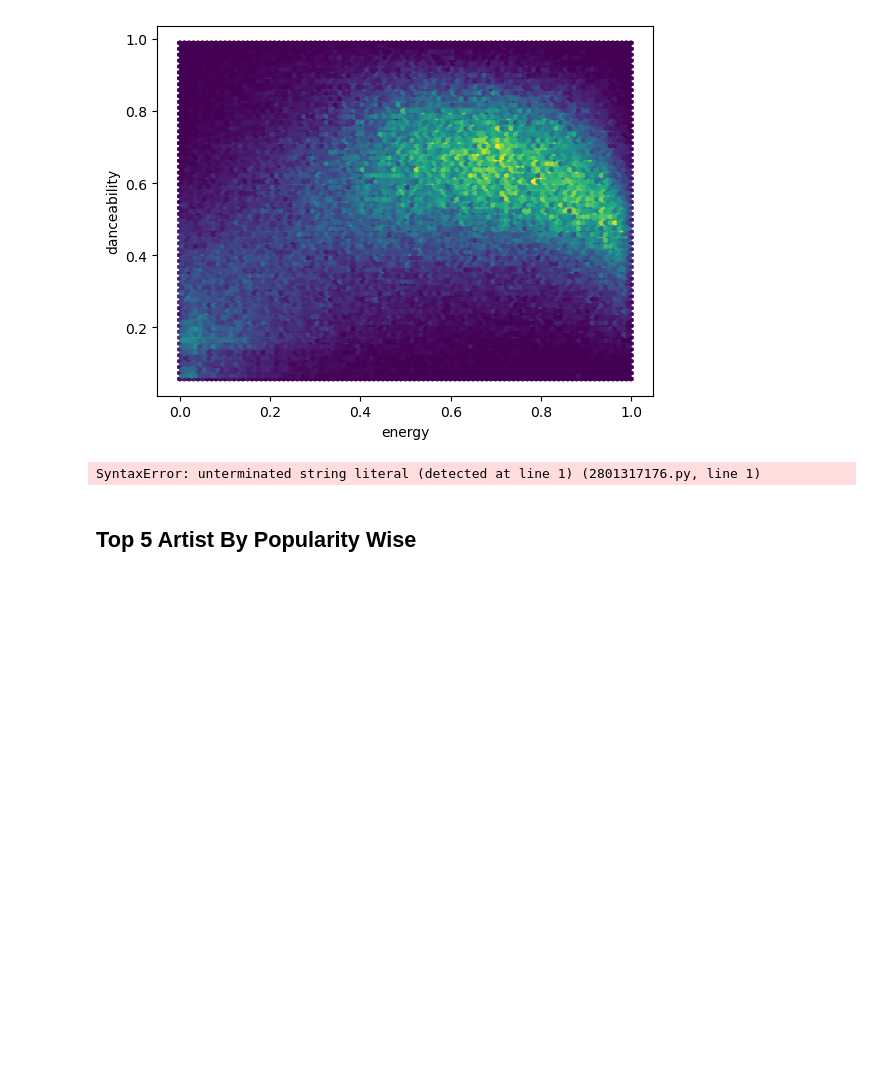
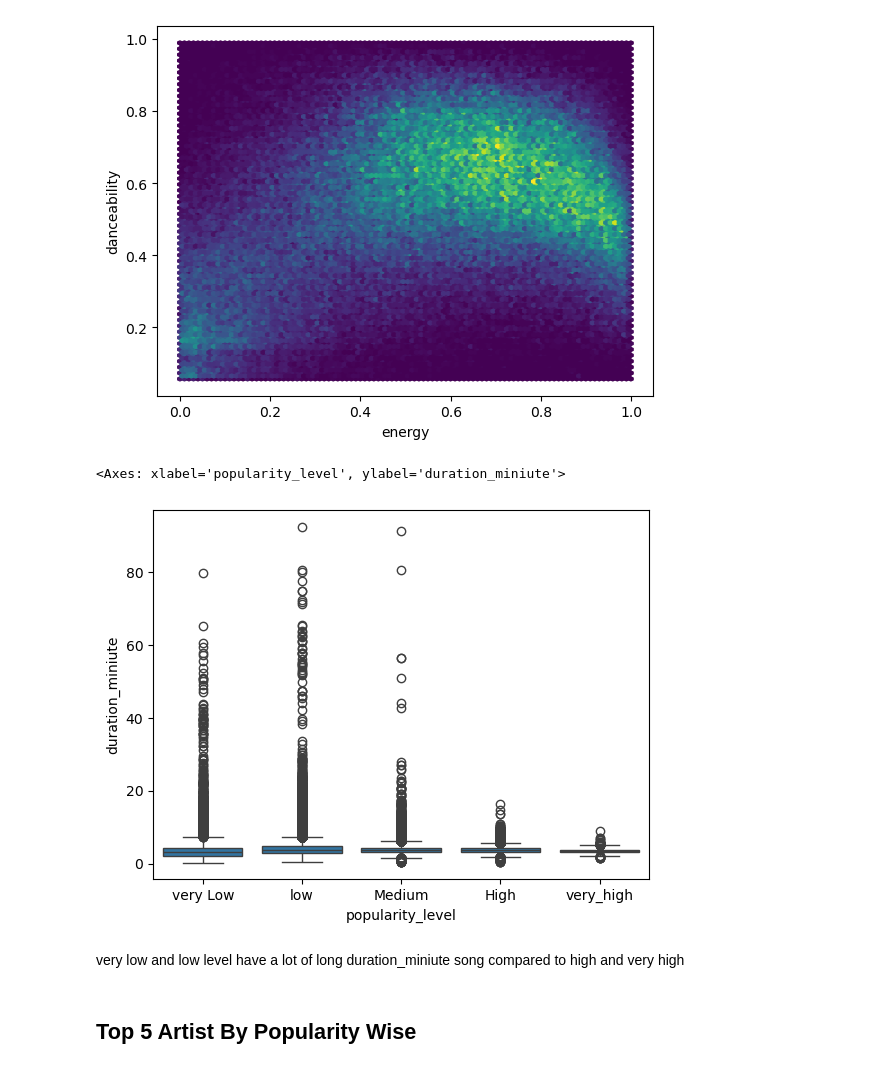
Before and after one commit to aditya90001/spotify_data_analysis, a Jupyter notebook: spofity_data_analysis (2).ipynb, the cells around one changed output. Saved outputs shown, nothing was run; the diff lists cells and outputs as text; code cells hidden in the pictures; blank space fills up the shorter version.

Commit message:
boxplot for popularity_level vs duration

```diff
--- a/spofity_data_analysis (2).ipynb
+++ b/spofity_data_analysis (2).ipynb
@@ -462,10 +462,12 @@ plt.ylabel("danceability")
 Text(0, 0.5, 'danceability')
 [figure]
 # %%
-sns.boxplot(data=df,x="p
-opularity_level",y="duration_miniute")
+sns.boxplot(data=df,x="popularity_level",y="duration_miniute")
 # %% [output]
-SyntaxError: unterminated string literal (detected at line 1) (2801317176.py, line 1)
+<Axes: xlabel='popularity_level', ylabel='duration_miniute'>
+[figure, added]
+# %% [markdown]
+very low and low level have a lot of long duration_miniute song compared to high and very high
 # %% [markdown]
 ## Top 5 Artist By Popularity Wise
 # %%
```
